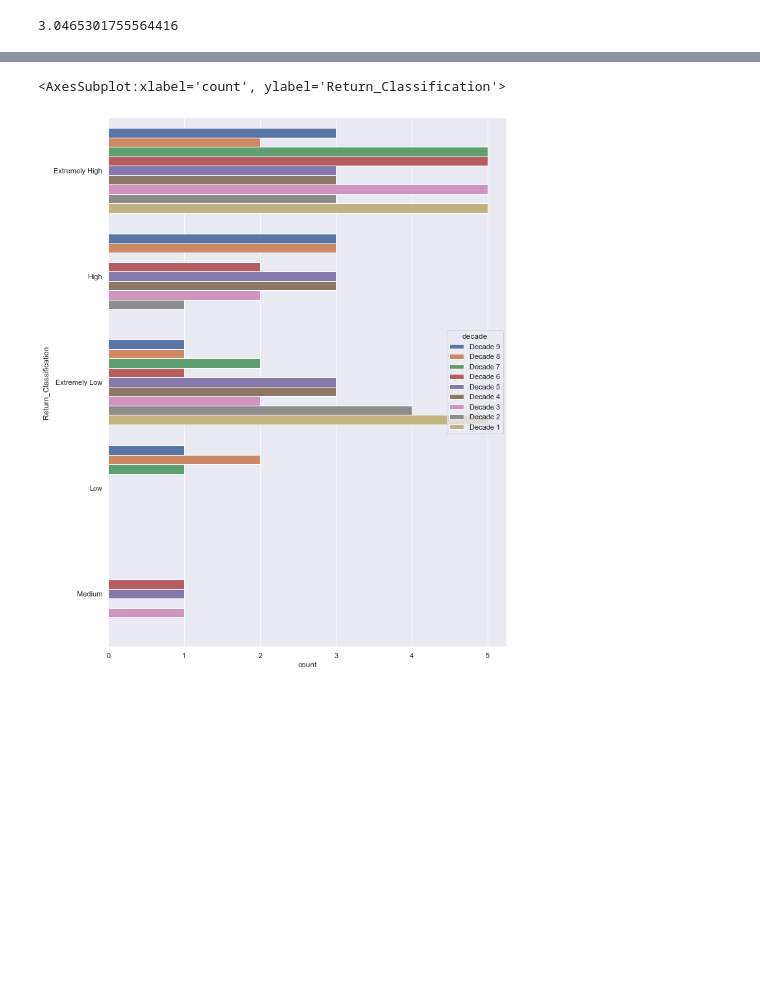
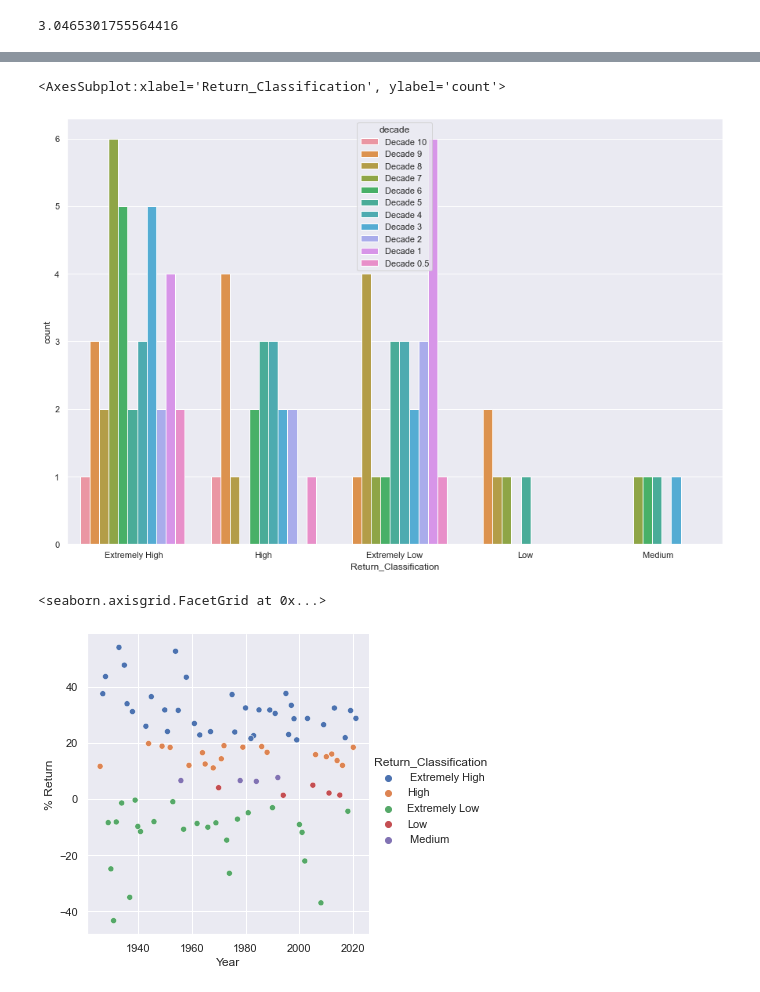
Before and after one commit to gacheru101/S-P-500-Analysis, a Jupyter notebook: Spooz Data analysis.ipynb, the cells around one changed output, grey strips where cells are left out. Cells and saved outputs as stored; diff of their text form; code cells hidden in the pictures; blank space fills up the shorter version.

```diff
--- a/Spooz Data analysis.ipynb
+++ b/Spooz Data analysis.ipynb
@@ -188,8 +191,17 @@ df
 96 rows × 4 columns
 # %%
-#creating a countplot to vizualize the Return classificatio data with the decade data
-sns.set(rc={"figure.figsize":(11,15)})
-sns.countplot(hue="decade",y="Return_Classification",data=df)
+#creating a countplot to vizualize the Return classification data with the decade data
+sns.set(rc={"figure.figsize":(15,10)})
+sns.countplot(hue="decade",x="Return_Classification",data=df)
 # %% [output]
-<AxesSubplot:xlabel='count', ylabel='Return_Classification'>
+<AxesSubplot:xlabel='Return_Classification', ylabel='count'>
-[figure, old version]
+[figure, new version]
+# %%
+# Barplot
+sns.set(rc={"figure.figsize":(15,10)})
+sns.relplot(data=df, x="Year", y="% Return", hue="Return_Classification")
+
+#there is no correlaion in this data
+# %% [output]
+<seaborn.axisgrid.FacetGrid at 0x...>
+[figure, added]
```
Also changed, not shown: parts of 9 cells of this notebook.
